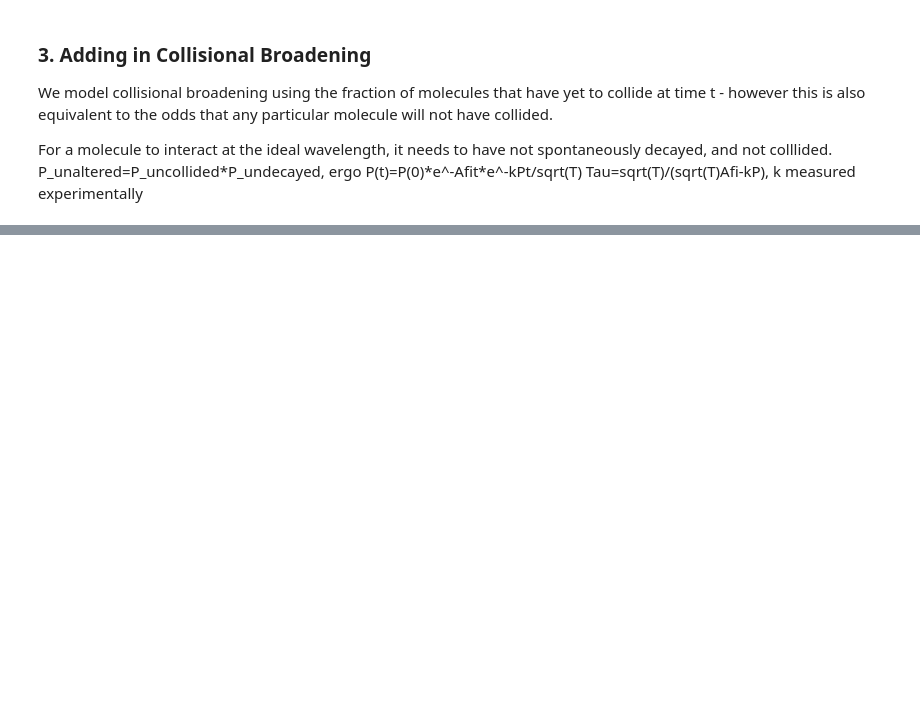
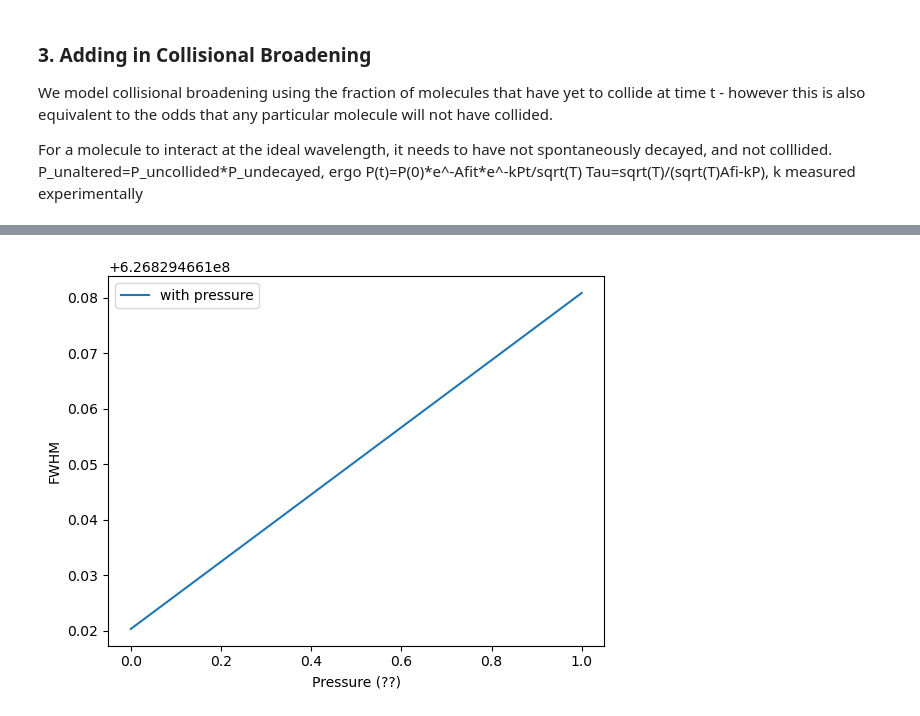
Before and after one commit to CyreneDuVent/Homogeneous-Broadening, a Jupyter notebook: Notebook.ipynb, the cells around one changed output, grey strips where cells are left out. Saved outputs shown, nothing was run; the diff lists cells and outputs as text; code cells hidden in the pictures; blank space fills up the shorter version.

```diff
--- a/Notebook.ipynb
+++ b/Notebook.ipynb
@@ -387,0 +390,26 @@ plot_intensity(2,1,10000000000,kappa,temp)
+# %%
+def plot_broadening(temp, kappa, n_i,n_f):
+    # Calculate the transition energy
+    trans_energy = calc_trans_energy(n_i, n_f)
+    # Calculate the wavelength of the transition in nm.
+    wavelength_if = -1 * (hbar * 2 * np.pi * c) / trans_energy * 1e9
+    # Calculate the transition dipole moment squared.
+    trans_dipole_sq = calc_transition_dipole_sq(n_i, 1, 0, n_f, 0, 0) * a0 ** 2
+    # Calculate the transition rate.
+    calc_rate = calc_rate_dipole(trans_energy, trans_dipole_sq)
+    trans_frequency = trans_energy / hbar
+    #create array of pressures
+    pressure = np.linspace(0, 1000, 1000)
+    #create array for lifetime only
+    #lifetime= np.linspace
+    #calculate FWHM
+    FWHM=1/calc_lifetime(temp, calc_rate, kappa, pressure)
+    plt.plot(pressure,FWHM, label="with pressure")
+    #plt.plot(pressure,1/calc_lifetime(temp, calc_rate,kappa,0),label="lifetime only")
+    plt.legend()
+    plt.xlabel("Pressure (??)")
+    plt.ylabel("FWHM")
+# %%
+plot_broadening(273,1,2,1)
+# %% [output]
+[figure, added]
```
Also changed, not shown: parts of 4 cells of this notebook.
